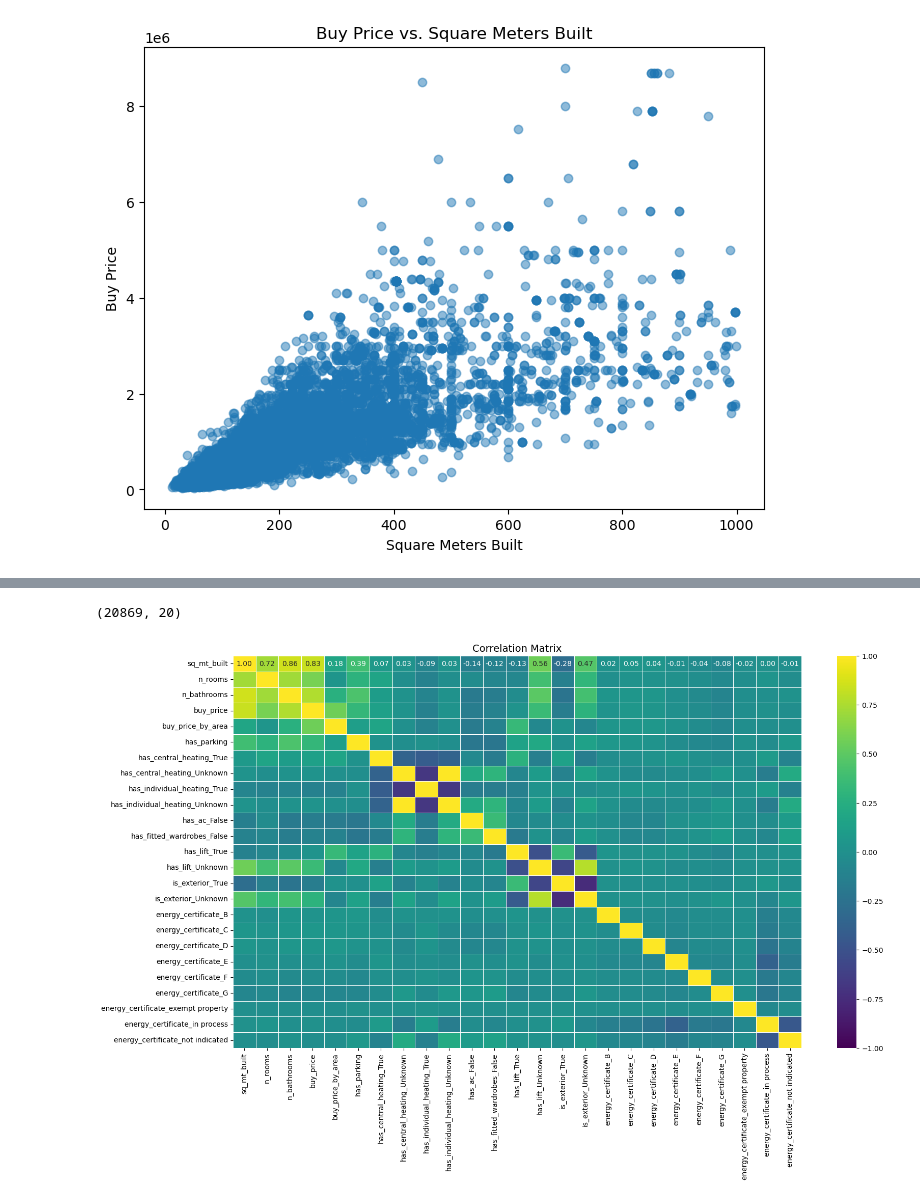
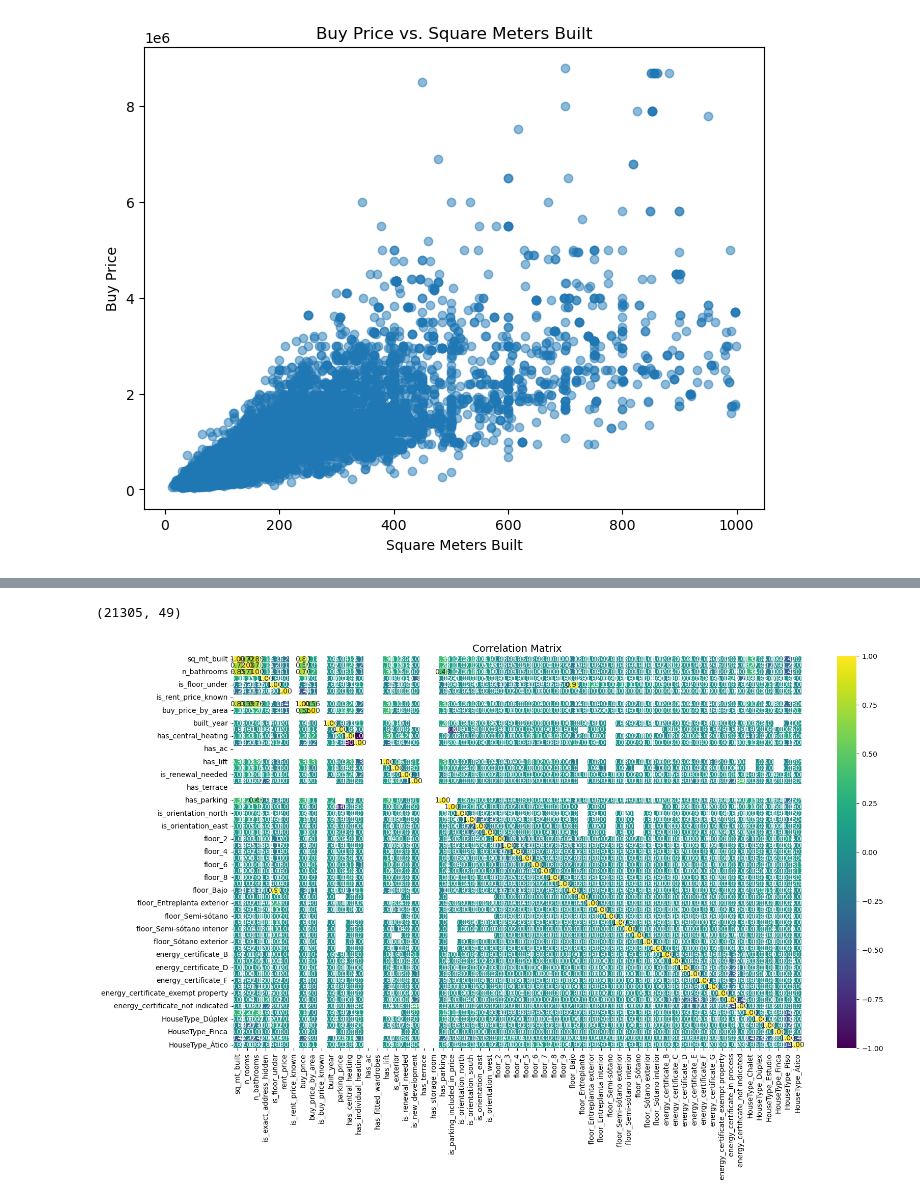
Before and after one commit to namratamayekar/Housing_Price_Prediction_Madrid, a Jupyter notebook: notebooks/Housing_Price_Prediction.ipynb, the cells around one changed output, grey strips where cells are left out. Drawn from its saved outputs; the diff is of its cells as text; code cells hidden in the pictures.

```diff
--- a/notebooks/Housing_Price_Prediction.ipynb
+++ b/notebooks/Housing_Price_Prediction.ipynb
@@ -166,4 +194,4 @@ District                    0
 dtype: int64
 # %%
-data_cleaned = data_cleaned.dropna(subset=['sq_mt_built', 'n_bathrooms'])
+data = data.dropna(subset=['sq_mt_built', 'n_bathrooms'])
 # %%
@@ -191,13 +219,20 @@ memory usage: 2.4+ MB
 spanish_to_english = {
     'en trámite': 'in process',
     'no indicado': 'not indicated',
-    'inmueble exento': 'exempt property'
+    'inmueble exento': 'exempt property',
+    'Piso' : 'Apartment',
+    'Casa': 'House',
+    'Ático': 'Penthouse',
+    'Chalet': 'Chalet',
+    'Dúplex': 'Duplex',
+    'Estudio': 'Studio',
+    'Finca': 'Farm'
 }
 
 # Replace values in the 'energy_certificate' column
-data_cleaned['energy_certificate'] = data_cleaned['energy_certificate'].replace(spanish_to_english)
+data['energy_certificate'] = data['energy_certificate'].replace(spanish_to_english)
 
 # Display the updated value counts
-print(data_cleaned['energy_certificate'].value_counts())
+print(data['energy_certificate'].value_counts())
 # %% [output]
 energy_certificate
@@ -260,23 +331,28 @@ for column in categorical_columns:
 # %%
-categorical_columns = ['has_central_heating', 'has_individual_heating', 'has_ac', 'has_fitted_wardrobes', 'has_lift', 'is_exterior', 'energy_certificate', 'has_parking']
+categorical_columns = ['floor', 'has_central_heating', 'has_individual_heating', 'has_ac',
+                       'has_fitted_wardrobes', 'has_lift', 'is_exterior', 'is_renewal_needed',
+                       'energy_certificate', 'HouseType', 'is_new_development', 'has_terrace',
+                        'has_storage_room', 'has_parking', 'is_parking_included_in_price',
+                        'is_orientation_north', 'is_orientation_south', 'is_orientation_east',
+                        'is_orientation_west']
 # Convert all categorical variables to dummy variables
-data_cleaned_encoded = pd.get_dummies(data_cleaned[categorical_columns], drop_first=True)
+data_encoded = pd.get_dummies(data[categorical_columns], drop_first=True)
 
-data_cleaned_encoded.shape
+data_encoded.shape
 # %% [output]
-(20869, 20)
+(21305, 49)
 # %%
 columns_to_drop = categorical_columns + ['neighborhood', 'District']
-data_cleaned_dropped = data_cleaned.drop(columns=columns_to_drop)
+data_dropped = data.drop(columns=columns_to_drop)
 
-data_cleaned_final = pd.concat([data_cleaned_dropped, data_cleaned_encoded], axis=1)
+data_final = pd.concat([data_dropped, data_encoded], axis=1)
 # %%
-correlation_matrix = data_cleaned_final.corr()
+correlation_matrix = data_final.corr()
 
 plt.figure(figsize=(18, 10))
 sns.heatmap(correlation_matrix, annot=True, fmt=".2f", cmap='viridis', vmin=-1, vmax=1, linewidths=0.5)
 plt.title('Correlation Matrix', fontsize=14)
 plt.show()
 # %% [output]
-[figure, old version]
+[figure, new version]
 # %%
```
Also changed, not shown: parts of 30 cells of this notebook, 1 other file.
